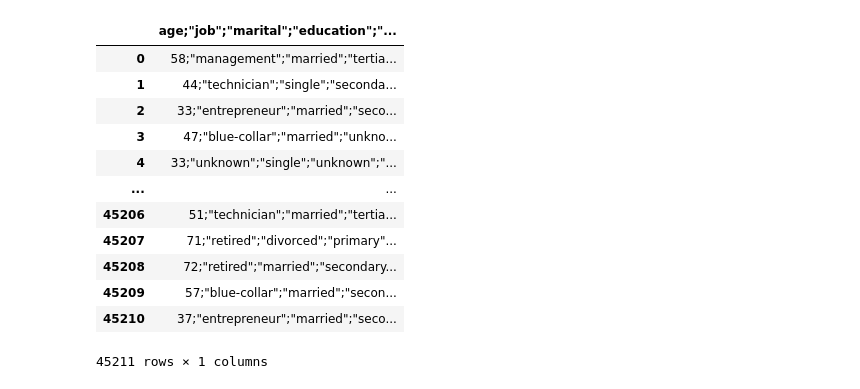
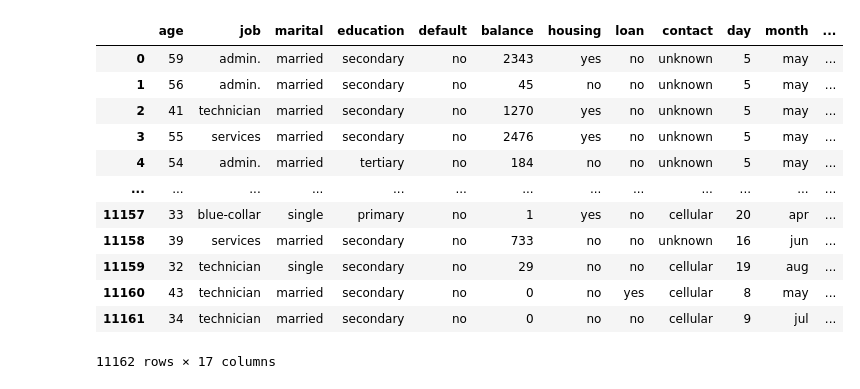
Before and after one commit to Irfana-Fasila/PRODIGY_DS_03, a Jupyter notebook: task3.ipynb, the cells around one changed output. Cells and saved outputs as stored; diff of their text form; code cells hidden in the pictures.

```diff
--- a/task3.ipynb
+++ b/task3.ipynb
@@ -1,24 +1,24 @@
 # %%
 import pandas as pd
-import numpy as np
 from sklearn.model_selection import train_test_split
 from sklearn.tree import DecisionTreeClassifier
 from sklearn.metrics import accuracy_score, classification_report, confusion_matrix
+from sklearn.preprocessing import LabelEncoder
 import matplotlib.pyplot as plt
-import seaborn as sns
-df= pd.read_csv('C:/Users/Hi/OneDrive/Desktop/Documents/bank/bank-full.csv')
+from sklearn.tree import plot_tree
+df= pd.read_csv('C:/Users/Hi/Downloads/bank.csv')
 df
 # %% [output]
-|  | age;"job";"marital";"education";"... |
-| 0 | 58;"management";"married";"tertia... |
-| 1 | 44;"technician";"single";"seconda... |
-| 2 | 33;"entrepreneur";"married";"seco... |
-| 3 | 47;"blue-collar";"married";"unkno... |
-| 4 | 33;"unknown";"single";"unknown";"... |
-| ... | ... |
-| 45206 | 51;"technician";"married";"tertia... |
-| 45207 | 71;"retired";"divorced";"primary"... |
-| 45208 | 72;"retired";"married";"secondary... |
-| 45209 | 57;"blue-collar";"married";"secon... |
-| 45210 | 37;"entrepreneur";"married";"seco... |
+|  | age | job | marital | education | default | balance | housing | loan | contact | day | month | ... |
+| 0 | 59 | admin. | married | secondary | no | 2343 | yes | no | unknown | 5 | may | ... |
+| 1 | 56 | admin. | married | secondary | no | 45 | no | no | unknown | 5 | may | ... |
+| 2 | 41 | technician | married | secondary | no | 1270 | yes | no | unknown | 5 | may | ... |
+| 3 | 55 | services | married | secondary | no | 2476 | yes | no | unknown | 5 | may | ... |
+| 4 | 54 | admin. | married | tertiary | no | 184 | no | no | unknown | 5 | may | ... |
+| ... | ... | ... | ... | ... | ... | ... | ... | ... | ... | ... | ... | ... |
+| 11157 | 33 | blue-collar | single | primary | no | 1 | yes | no | cellular | 20 | apr | ... |
+| 11158 | 39 | services | married | secondary | no | 733 | no | no | unknown | 16 | jun | ... |
+| 11159 | 32 | technician | single | secondary | no | 29 | no | no | cellular | 19 | aug | ... |
+| 11160 | 43 | technician | married | secondary | no | 0 | no | yes | cellular | 8 | may | ... |
+| 11161 | 34 | technician | married | secondary | no | 0 | no | no | cellular | 9 | jul | ... |
-45211 rows × 1 columns
+11162 rows × 17 columns
```
Also changed, not shown: parts of 13 cells of this notebook.
